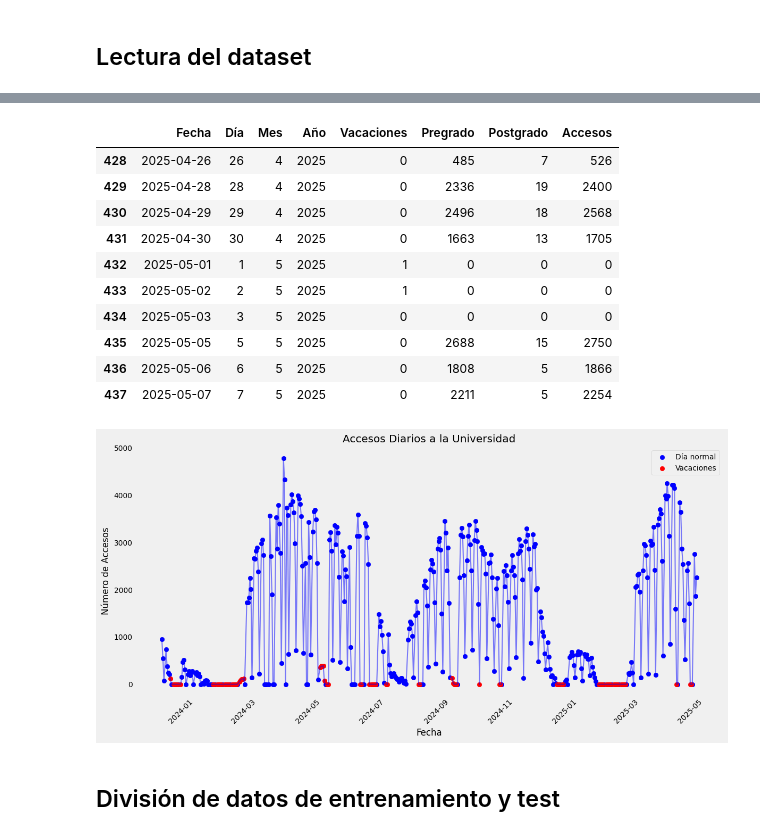
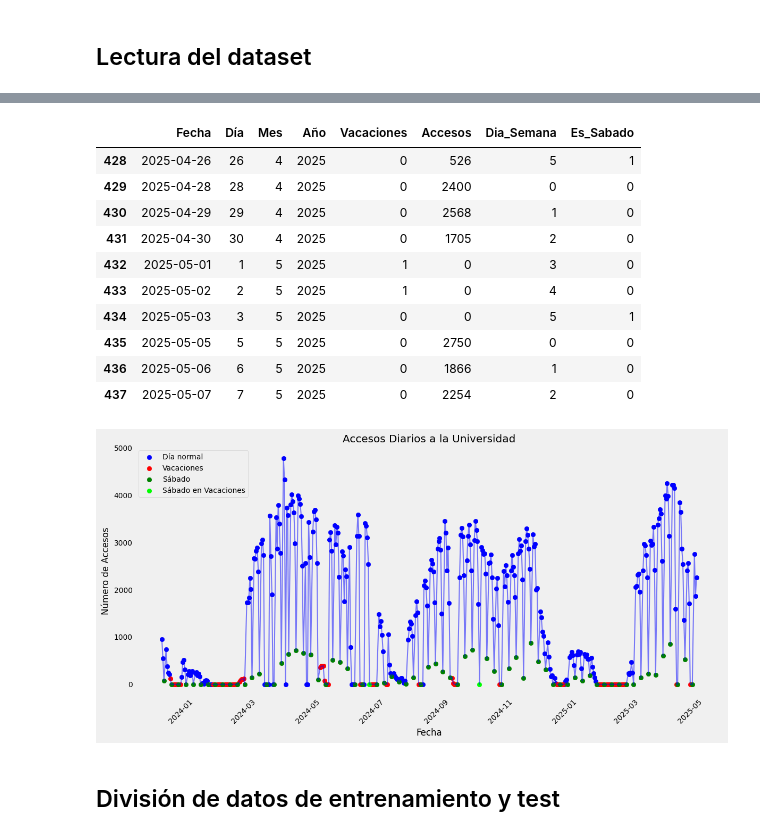
Before and after one commit to BrendanRubilar/IA_Library_Proyect, a Jupyter notebook: LibraryUseRF.ipynb, the cells around one changed output, grey strips where cells are left out. Cells and saved outputs as stored; diff of their text form; code cells hidden in the pictures.

```diff
--- a/LibraryUseRF.ipynb
+++ b/LibraryUseRF.ipynb
@@ -61,10 +51,10 @@ def mean_absolute_percentage_error(y_true, y_pred):
 ## Lectura del dataset
 # %%
 # Cargar el archivo Excel
-df = pd.read_excel("accesos.xlsx")
+df = pd.read_excel("Datasets/accesos.xlsx")
 
 # Leer días de vacaciones desde un archivo txt
-with open('dias_vacaciones.txt', 'r') as f:
+with open('Datasets/dias_vacaciones.txt', 'r') as f:
     dias_vacaciones = [pd.to_datetime(line.strip(), errors='coerce') for line in f if line.strip()]
 
 # Asegurar que la fecha esté en formato datetime
@@ -75,11 +65,6 @@ df['Día'] = df['Fecha Completa'].dt.day
 df['Mes'] = df['Fecha Completa'].dt.month
 df['Año'] = df['Fecha Completa'].dt.year
 
-# Codificar Jornada, Pregrado y Postgrado
-df['Jornada'] = df['Jornada'].astype('category').cat.codes
-df['Pregrado'] = df['Pregrado'].map({'SI': 1, 'NO': 0})
-df['Postgrado'] = df['Postgrado'].map({'SI': 1, 'NO': 0})
-
 # Crear una clave de fecha sin hora
 df['Fecha'] = df['Fecha Completa'].dt.date
 
@@ -88,8 +73,6 @@ df['Vacaciones'] = df['Fecha Completa'].dt.normalize().isin(dias_vacaciones).ast
 
 # Agrupar y contar accesos
 daily_counts = df.groupby(['Fecha', 'Día', 'Mes', 'Año']).agg({
-    'Pregrado': 'sum',
-    'Postgrado': 'sum',
     'Fecha Completa': 'count',  # esto cuenta los accesos
     'Vacaciones': 'max'  # max para saber si es día de vacaciones
 }).rename(columns={'Fecha Completa': 'Accesos'}).reset_index()
@@ -114,15 +97,9 @@ daily_counts_full = fechas_completas.merge(
     on=['Fecha', 'Día', 'Mes', 'Año'],
     how='left'
 )
-
-# Rellenar NaN con 0 en las columnas numéricas
-for col in ['Pregrado', 'Postgrado', 'Accesos']:
-    daily_counts_full[col] = daily_counts_full[col].fillna(0).astype(int)
 # %%
-# ...existing code...
-
 # Rellenar NaN con 0 en las columnas numéricas
-for col in ['Pregrado', 'Postgrado', 'Accesos']:
+for col in ['Accesos']:
     daily_counts_full[col] = daily_counts_full[col].fillna(0).astype(int)
 
 # Eliminar los domingos del DataFrame
@@ -130,7 +107,11 @@ daily_counts_full = daily_counts_full[
     pd.to_datetime(daily_counts_full['Fecha']).dt.weekday != 6
 ].reset_index(drop=True)
 
-# ...continúa con el resto del código...
+# Incluir la columna de día de la semana
+daily_counts_full['Dia_Semana'] = pd.to_datetime(daily_counts_full['Fecha']).dt.weekday
+
+# Crear columna que marca los sábados (sábado=5)
+daily_counts_full['Es_Sabado'] = (daily_counts_full['Dia_Semana'] == 5).astype(int)
 # %%
 daily_counts_full.head(10)
 # %% [output]
@@ -148,42 +129,50 @@ daily_counts_full.head(10)
 # %%
 daily_counts_full.tail(10)
 # %% [output]
-|  | Fecha | Día | Mes | Año | Vacaciones | Pregrado | Postgrado | Accesos |
-| 428 | 2025-04-26 | 26 | 4 | 2025 | 0 | 485 | 7 | 526 |
-| 429 | 2025-04-28 | 28 | 4 | 2025 | 0 | 2336 | 19 | 2400 |
-| 430 | 2025-04-29 | 29 | 4 | 2025 | 0 | 2496 | 18 | 2568 |
-| 431 | 2025-04-30 | 30 | 4 | 2025 | 0 | 1663 | 13 | 1705 |
-| 432 | 2025-05-01 | 1 | 5 | 2025 | 1 | 0 | 0 | 0 |
-| 433 | 2025-05-02 | 2 | 5 | 2025 | 1 | 0 | 0 | 0 |
-| 434 | 2025-05-03 | 3 | 5 | 2025 | 0 | 0 | 0 | 0 |
-| 435 | 2025-05-05 | 5 | 5 | 2025 | 0 | 2688 | 15 | 2750 |
-| 436 | 2025-05-06 | 6 | 5 | 2025 | 0 | 1808 | 5 | 1866 |
-| 437 | 2025-05-07 | 7 | 5 | 2025 | 0 | 2211 | 5 | 2254 |
+|  | Fecha | Día | Mes | Año | Vacaciones | Accesos | Dia_Semana | Es_Sabado |
+| 428 | 2025-04-26 | 26 | 4 | 2025 | 0 | 526 | 5 | 1 |
+| 429 | 2025-04-28 | 28 | 4 | 2025 | 0 | 2400 | 0 | 0 |
+| 430 | 2025-04-29 | 29 | 4 | 2025 | 0 | 2568 | 1 | 0 |
+| 431 | 2025-04-30 | 30 | 4 | 2025 | 0 | 1705 | 2 | 0 |
+| 432 | 2025-05-01 | 1 | 5 | 2025 | 1 | 0 | 3 | 0 |
+| 433 | 2025-05-02 | 2 | 5 | 2025 | 1 | 0 | 4 | 0 |
+| 434 | 2025-05-03 | 3 | 5 | 2025 | 0 | 0 | 5 | 1 |
+| 435 | 2025-05-05 | 5 | 5 | 2025 | 0 | 2750 | 0 | 0 |
+| 436 | 2025-05-06 | 6 | 5 | 2025 | 0 | 1866 | 1 | 0 |
+| 437 | 2025-05-07 | 7 | 5 | 2025 | 0 | 2254 | 2 | 0 |
 # %%
-# Graficar los datos con puntos rojos en vacaciones
+# Graficar los datos con puntos rojos en vacaciones y verdes en sábados
 plt.figure(figsize=(12, 6))
 
 # Línea general
 plt.plot(daily_counts_full['Fecha'], daily_counts_full['Accesos'], linestyle='-', color='b', alpha=0.5)
 
-# Puntos normales (no vacaciones)
-no_vac = daily_counts_full['Vacaciones'] == 0
-plt.scatter(daily_counts_full['Fecha'][no_vac], daily_counts_full['Accesos'][no_vac], color='b', label='Día normal')
+# Puntos normales (no vacaciones ni sábados)
+no_vac_no_sab = (daily_counts_full['Vacaciones'] == 0) & (daily_counts_full['Es_Sabado'] == 0)
+plt.scatter(daily_counts_full['Fecha'][no_vac_no_sab], daily_counts_full['Accesos'][no_vac_no_sab], color='b', label='Día normal')
 
-# Puntos de vacaciones
-vac = daily_counts_full['Vacaciones'] == 1
+# Puntos de vacaciones (no sábado)
+vac = (daily_counts_full['Vacaciones'] == 1) & (daily_counts_full['Es_Sabado'] == 0)
 plt.scatter(daily_counts_full['Fecha'][vac], daily_counts_full['Accesos'][vac], color='r', label='Vacaciones')
+
+# Puntos de sábados (no vacaciones)
+sab = (daily_counts_full['Es_Sabado'] == 1) & (daily_counts_full['Vacaciones'] == 0)
+plt.scatter(daily_counts_full['Fecha'][sab], daily_counts_full['Accesos'][sab], color='g', label='Sábado')
+
+# Puntos de sábados en vacaciones (opcional, mezcla de ambos)
+sab_vac = (daily_counts_full['Es_Sabado'] == 1) & (daily_counts_full['Vacaciones'] == 1)
+plt.scatter(daily_counts_full['Fecha'][sab_vac], daily_counts_full['Accesos'][sab_vac], color='lime', label='Sábado en Vacaciones')
 
 plt.title('Accesos Diarios a la Universidad')
 plt.xlabel('Fecha')
 plt.ylabel('Número de Accesos')
 plt.xticks(rotation=45)
 plt.grid()
 plt.legend()
 plt.tight_layout()
 plt.show()
 # %% [output]
-[figure, old version]
+[figure, new version]
 # %% [markdown]
 ## División de datos de entrenamiento y test
 # %%
```
Also changed, not shown: parts of 14 cells of this notebook, 4 other files.
